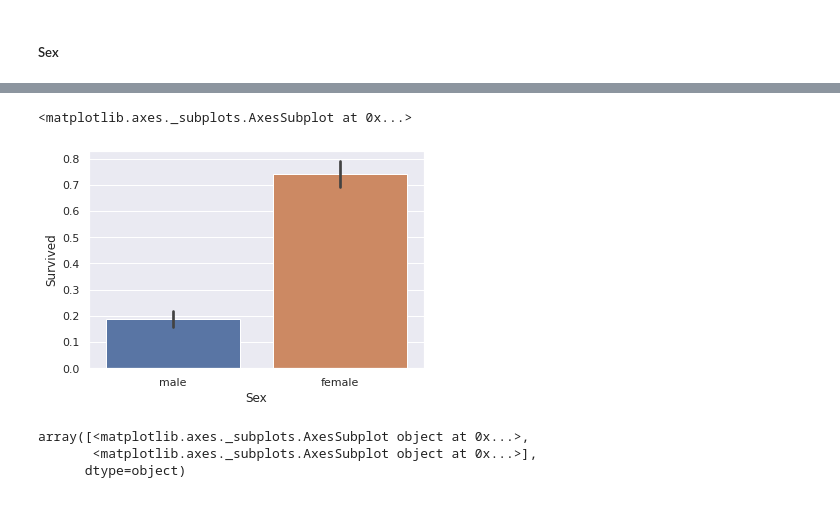
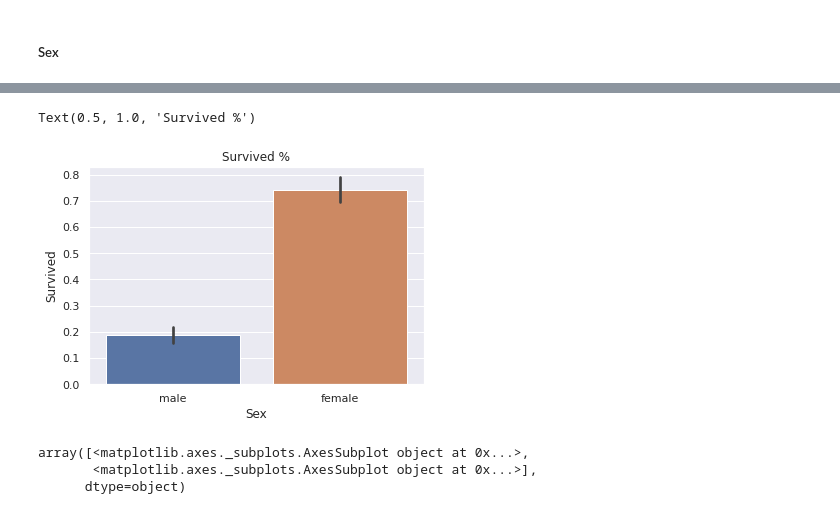
Before and after one commit to lerz30/ML_introduction, a Jupyter notebook: notebooks/pandas_intro.ipynb, the cells around one changed output, grey strips where cells are left out. Cells and saved outputs as stored; diff of their text form; code cells hidden in the pictures.

```diff
--- a/notebooks/pandas_intro.ipynb
+++ b/notebooks/pandas_intro.ipynb
@@ -183,8 +182,8 @@ df.groupby('Sex')['Survived'].sum().plot(kind='bar')
 # %%
-sns.barplot(x='Sex', y='Survived', data=df)
+sns.barplot(x='Sex', y='Survived', data=df).set_title("Survived %")
 # %% [output]
-<matplotlib.axes._subplots.AxesSubplot at 0x...>
+Text(0.5, 1.0, 'Survived %')
-[figure, old version]
+[figure, new version]
 # %%
 df.hist(column='Age', by='Sex')
 # %% [output]
```
Also changed, not shown: parts of 34 cells of this notebook.
